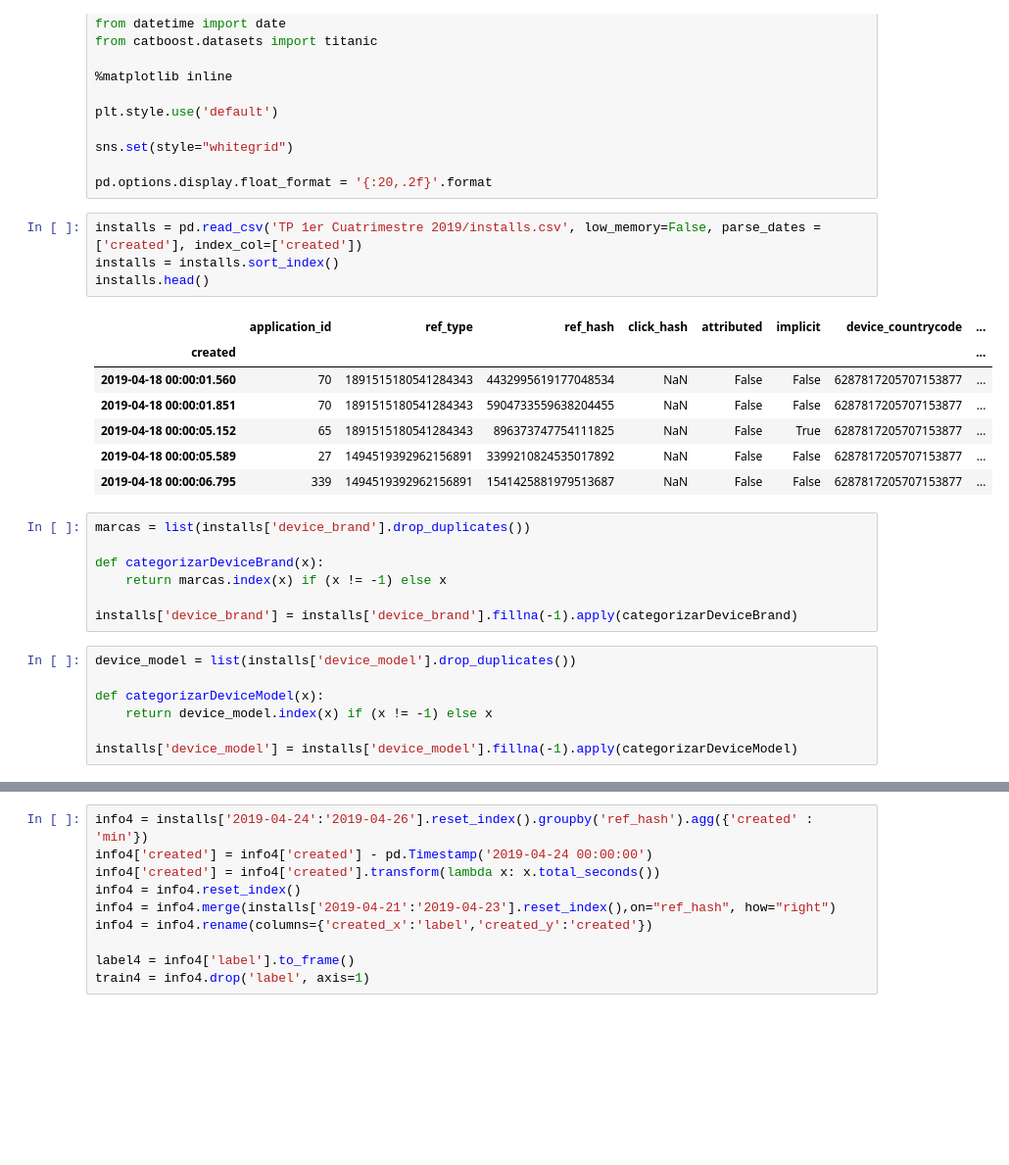
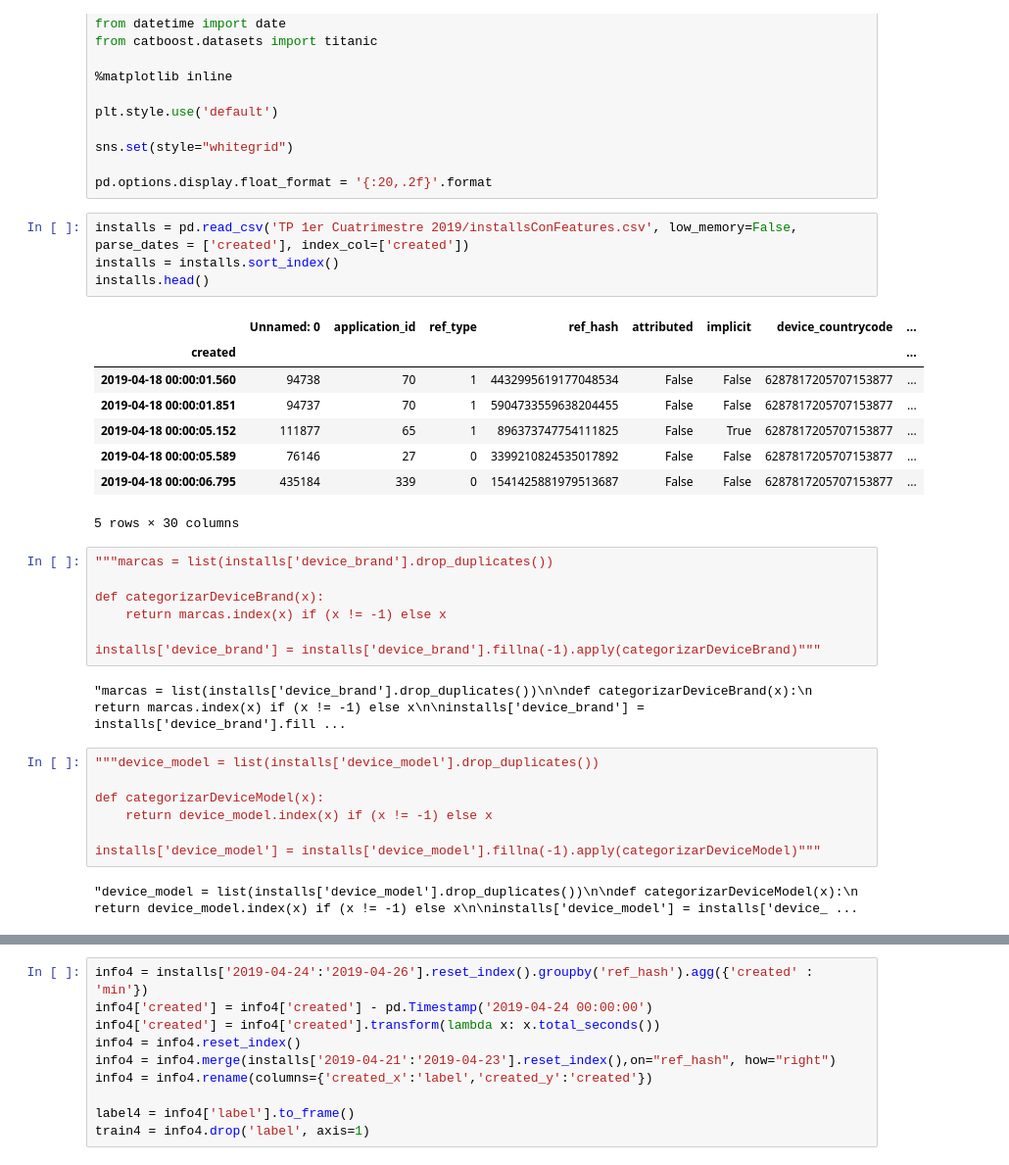
Before and after one commit to EugeniaFranchi/TP-Datos-2019, a Jupyter notebook: TP2/regresionTrees.ipynb, the cells around one changed output, grey strips where cells are left out. Shown: that part at 98% size. Saved outputs shown, nothing was run; the diff lists cells and outputs as text; blank space fills up the shorter version.

```diff
--- a/TP2/regresionTrees.ipynb
+++ b/TP2/regresionTrees.ipynb
@@ -15,29 +15,34 @@ sns.set(style="whitegrid")
 
 pd.options.display.float_format = '{:20,.2f}'.format
 # %%
-installs = pd.read_csv('TP 1er Cuatrimestre 2019/installs.csv', low_memory=False, parse_dates = ['created'], index_col=['created'])
+installs = pd.read_csv('TP 1er Cuatrimestre 2019/installsConFeatures.csv', low_memory=False, parse_dates = ['created'], index_col=['created'])
 installs = installs.sort_index()
 installs.head()
 # %% [output]
-|  | application_id | ref_type | ref_hash | click_hash | attributed | implicit | device_countrycode | ... |
+|  | Unnamed: 0 | application_id | ref_type | ref_hash | attributed | implicit | device_countrycode | ... |
 | created |  |  |  |  |  |  |  | ... |
-| 2019-04-18 00:00:01.560 | 70 | 1891515180541284343 | 4432995619177048534 | NaN | False | False | 6287817205707153877 | ... |
-| 2019-04-18 00:00:01.851 | 70 | 1891515180541284343 | 5904733559638204455 | NaN | False | False | 6287817205707153877 | ... |
-| 2019-04-18 00:00:05.152 | 65 | 1891515180541284343 | 896373747754111825 | NaN | False | True | 6287817205707153877 | ... |
-| 2019-04-18 00:00:05.589 | 27 | 1494519392962156891 | 3399210824535017892 | NaN | False | False | 6287817205707153877 | ... |
-| 2019-04-18 00:00:06.795 | 339 | 1494519392962156891 | 1541425881979513687 | NaN | False | False | 6287817205707153877 | ... |
+| 2019-04-18 00:00:01.560 | 94738 | 70 | 1 | 4432995619177048534 | False | False | 6287817205707153877 | ... |
+| 2019-04-18 00:00:01.851 | 94737 | 70 | 1 | 5904733559638204455 | False | False | 6287817205707153877 | ... |
+| 2019-04-18 00:00:05.152 | 111877 | 65 | 1 | 896373747754111825 | False | True | 6287817205707153877 | ... |
+| 2019-04-18 00:00:05.589 | 76146 | 27 | 0 | 3399210824535017892 | False | False | 6287817205707153877 | ... |
+| 2019-04-18 00:00:06.795 | 435184 | 339 | 0 | 1541425881979513687 | False | False | 6287817205707153877 | ... |
+5 rows × 30 columns
 # %%
-marcas = list(installs['device_brand'].drop_duplicates())
+"""marcas = list(installs['device_brand'].drop_duplicates())
 
 def categorizarDeviceBrand(x):
     return marcas.index(x) if (x != -1) else x
 
-installs['device_brand'] = installs['device_brand'].fillna(-1).apply(categorizarDeviceBrand)
+installs['device_brand'] = installs['device_brand'].fillna(-1).apply(categorizarDeviceBrand)"""
+# %% [output]
+"marcas = list(installs['device_brand'].drop_duplicates())\n\ndef categorizarDeviceBrand(x):\n    return marcas.index(x) if (x != -1) else x\n\ninstalls['device_brand'] = installs['device_brand'].fill ...
 # %%
-device_model = list(installs['device_model'].drop_duplicates())
+"""device_model = list(installs['device_model'].drop_duplicates())
 
 def categorizarDeviceModel(x):
     return device_model.index(x) if (x != -1) else x
 
-installs['device_model'] = installs['device_model'].fillna(-1).apply(categorizarDeviceModel)
+installs['device_model'] = installs['device_model'].fillna(-1).apply(categorizarDeviceModel)"""
+# %% [output]
+"device_model = list(installs['device_model'].drop_duplicates())\n\ndef categorizarDeviceModel(x):\n    return device_model.index(x) if (x != -1) else x\n\ninstalls['device_model'] = installs['device_ ...
 # %%
```
Also changed, not shown: parts of 68 cells of this notebook.
